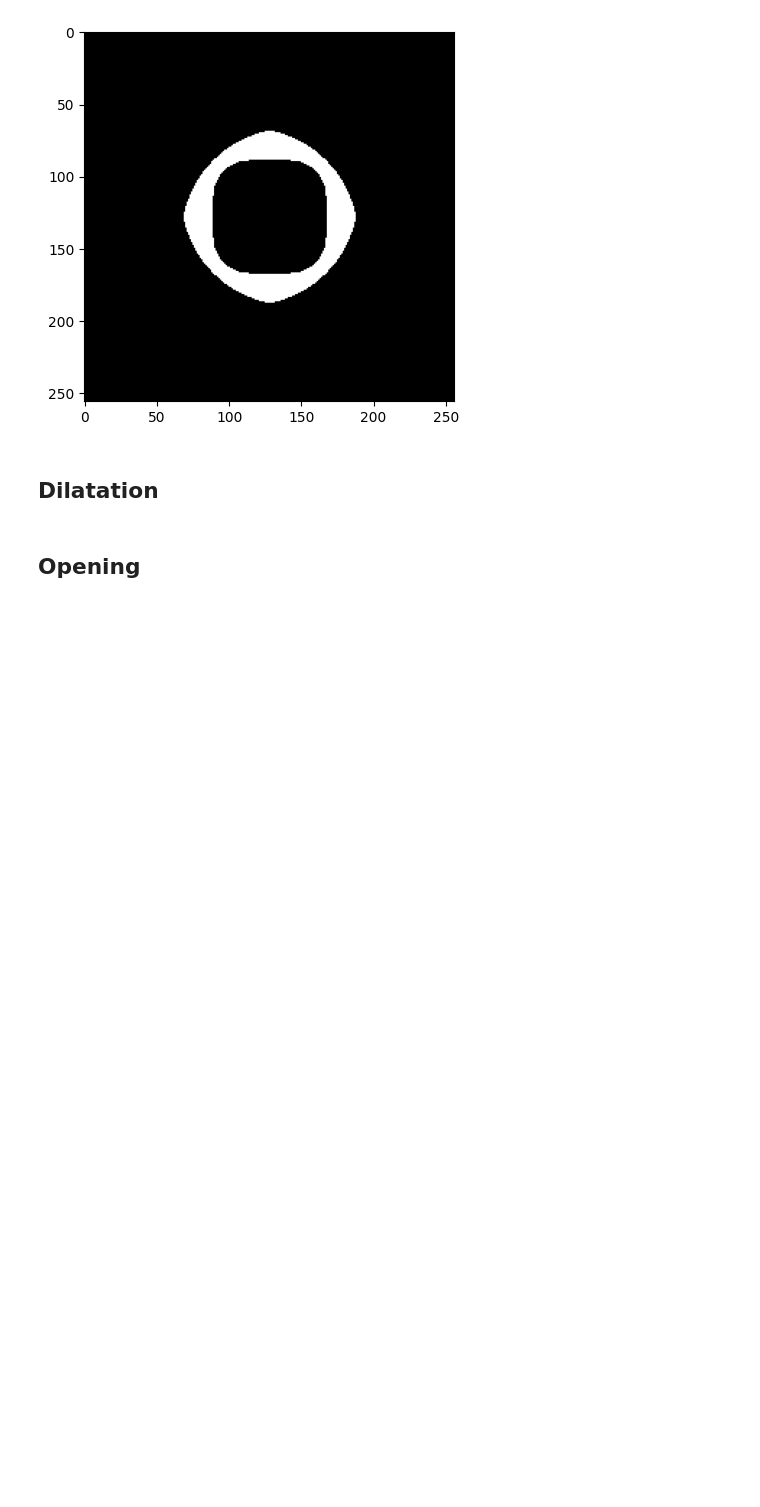
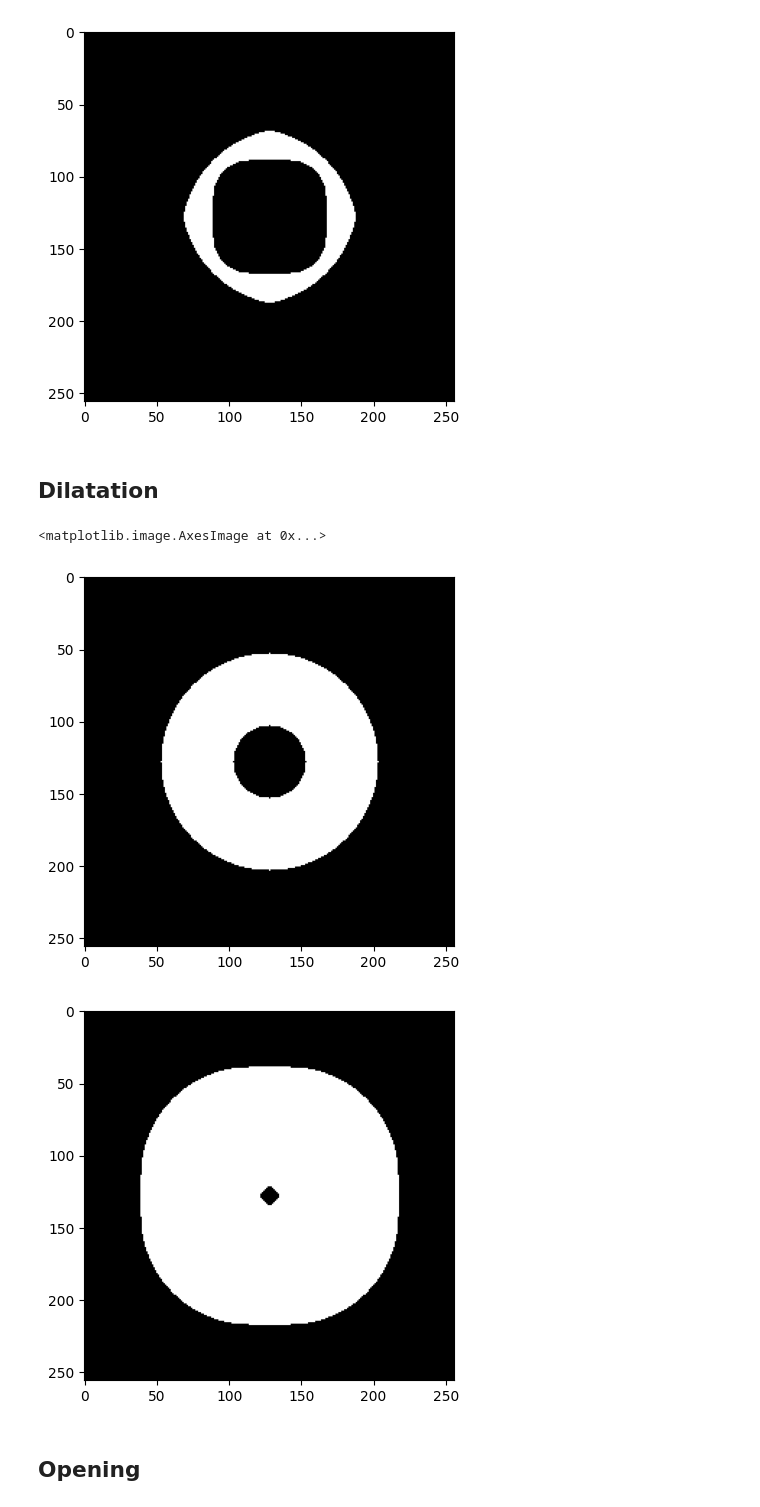
Before and after one commit to Daravico/Computer-Vision-Topics, a Jupyter notebook: 2-Image Processing techniques/7-Morphological operations.ipynb, the cells around one changed output. Saved outputs shown, nothing was run; the diff lists cells and outputs as text; code cells hidden in the pictures; blank space fills up the shorter version.

```diff
--- a/2-Image Processing techniques/7-Morphological operations.ipynb
+++ b/2-Image Processing techniques/7-Morphological operations.ipynb
@@ -24,5 +24,25 @@ plt.imshow(img_morph)
 [figure]
 # %% [markdown]
 ## Dilatation
+# %%
+# EROSION
+import cv2
+import matplotlib.pyplot as plt
+import numpy as np
+
+img_path = "img/circle.png"
+img = cv2.imread(img_path).astype(np.float32) / 255
+img = cv2.cvtColor(img, cv2.COLOR_BGR2RGB)
+
+kernel = np.ones((5,5), dtype=np.uint8)
+img_morph = cv2.dilate(img, kernel, iterations=7)
+
+plt.imshow(img)
+plt.figure()
+plt.imshow(img_morph)
+# %% [output]
+<matplotlib.image.AxesImage at 0x...>
+[figure, added]
+[figure, added]
 # %% [markdown]
 ## Opening
```
Also changed, not shown: parts of 6 cells of this notebook.
